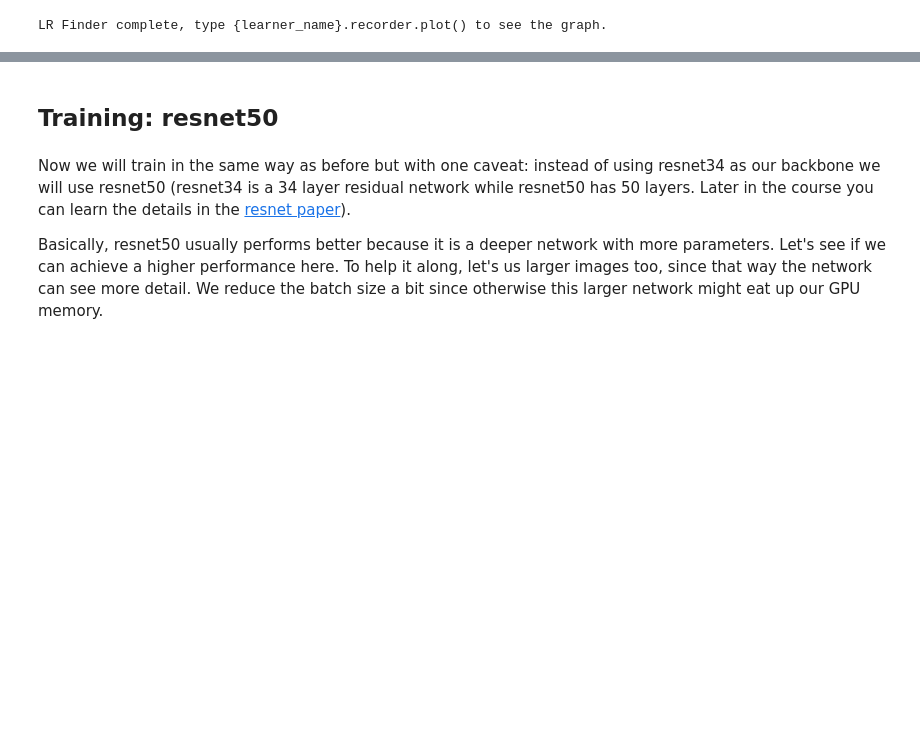
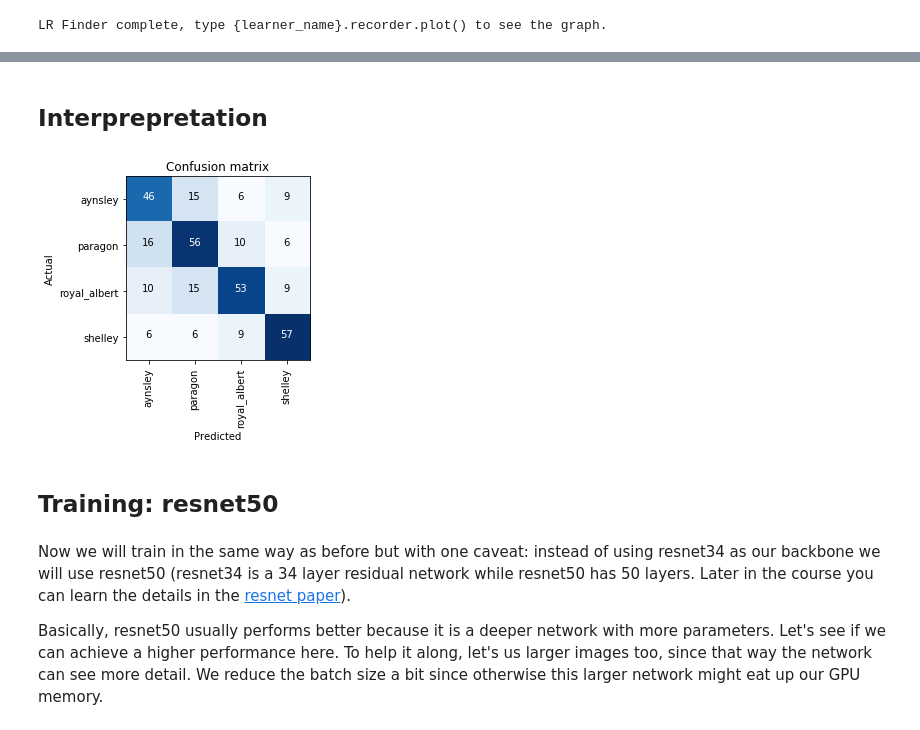
Before and after one commit to LWinger/fastai-part-1, a Jupyter notebook: assignments/lesson1-teacups.ipynb, the cells around one changed output, grey strips where cells are left out. Cells and saved outputs as stored; diff of their text form; code cells hidden in the pictures; blank space fills up the shorter version.

```diff
--- a/assignments/lesson1-teacups.ipynb
+++ b/assignments/lesson1-teacups.ipynb
@@ -229,3 +196,13 @@ epoch  train_loss  valid_loss  error_rate
+# %% [markdown]
+## Interprepretation
+# %%
+learn.load('stage-2')
+# %%
+interp = ClassificationInterpretation.from_learner(learn)
+# %%
+interp.plot_confusion_matrix()
+# %% [output]
+[figure, added]
 # %% [markdown]
 ## Training: resnet50
 # %% [markdown]
```
Also changed, not shown: parts of 31 cells of this notebook, 3 other files.
